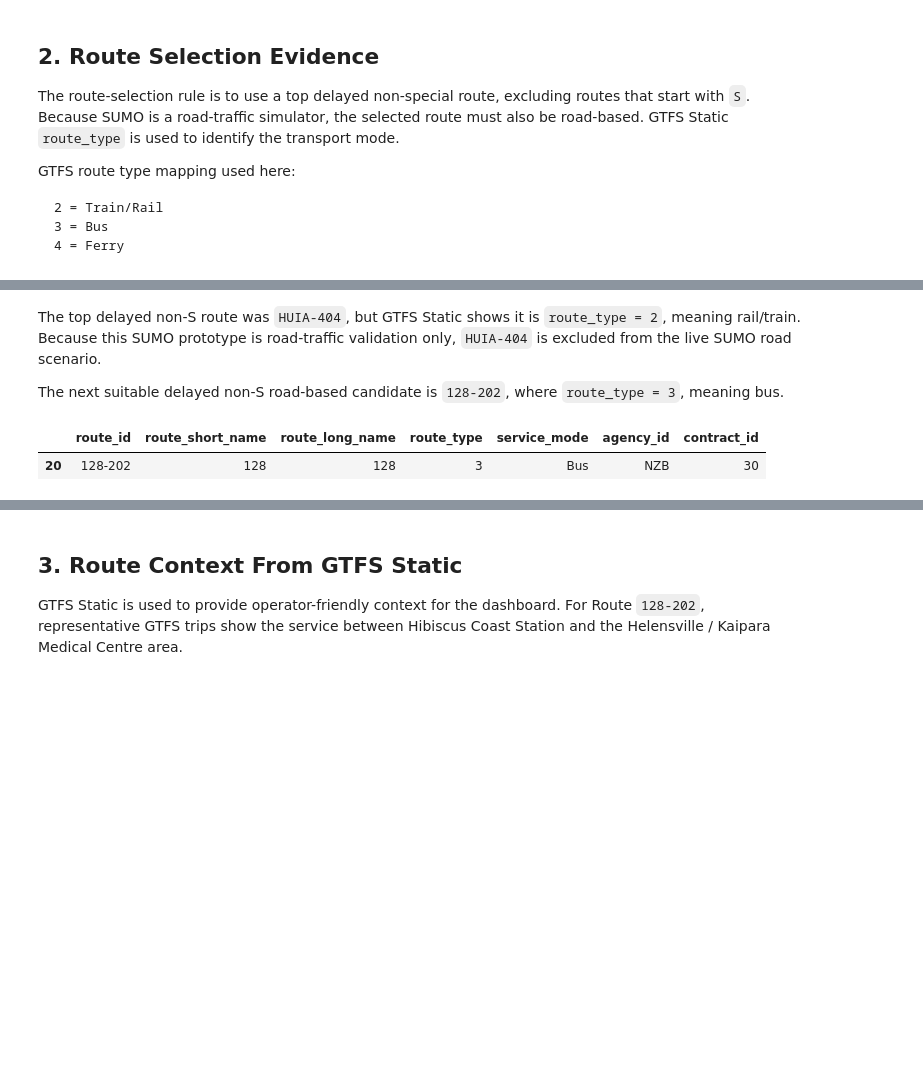
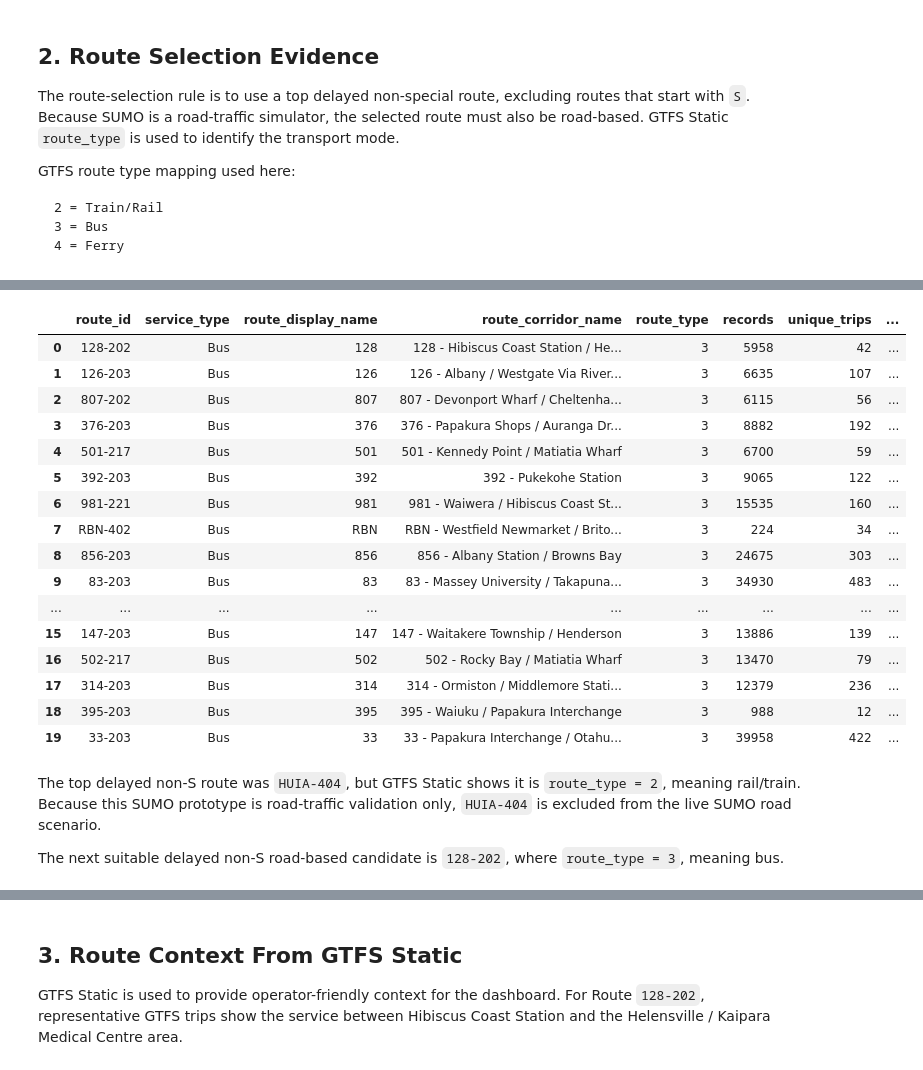
Before and after one commit to markokratos0918/ai-dss-auckland-public-transport, a Jupyter notebook: notebooks/10_sumo_minimal_prototype.ipynb, the cells around one changed output, grey strips where cells are left out. Drawn from its saved outputs; the diff is of its cells as text; code cells hidden in the pictures; blank space fills up the shorter version.

Commit message:
Rerun SUMO scenario validation on final dataset

```diff
--- a/notebooks/10_sumo_minimal_prototype.ipynb
+++ b/notebooks/10_sumo_minimal_prototype.ipynb
@@ -108,15 +87,63 @@ candidates
+# %%
+model_baseline_parquet_path = DATA_PROCESSED / "parquet" / "decision_engine_model_baseline.parquet"
+duckdb_path = DATA_PROCESSED / "duckdb" / "gtfs_realtime.duckdb"
+routes_path = PROJECT_ROOT / "data" / "raw" / "gtfs_static" / "routes.txt"
+
+routes = pd.read_csv(routes_path)
+con = duckdb.connect(str(duckdb_path), read_only=True)
+final_dataset_source = "DuckDB view: decision_engine_model_baseline"
+
+top_bus_routes = con.execute("""
+with route_stats as (
+  select
+    route_id,
+    any_value(service_type) as service_type,
+    any_value(route_display_name) as route_display_name,
+    any_value(route_corridor_name) as route_corridor_name,
+    any_value(route_type) as route_type,
+    count(*) as records,
+    count(distinct trip_id) as unique_trips,
+    round(avg(delay_minutes), 2) as avg_delay_min,
+    round(avg(abs(delay_minutes)), 2) as avg_abs_delay_min,
+    round(max(delay_minutes), 2) as max_delay_min,
+    sum(case when delay_risk = 'Severe' then 1 else 0 end) as severe_records,
+    sum(case when delay_risk = 'High' then 1 else 0 end) as high_records,
+    sum(case when recommended_action = 'Deploy standby bus or supervisor review' then 1 else 0 end) as standby_records,
+    min(collection_date) as first_date,
+    max(collection_date) as last_date
+  from decision_engine_model_baseline
+  where coalesce(is_special_route, false) = false
+    and route_type = 3
+    and not starts_with(route_id, 'S')
+  group by route_id
+)
+select *
+from route_stats
+where records >= 100
+order by avg_delay_min desc, severe_records desc, records desc
+limit 20
+""").fetchdf()
+
+top_bus_routes
+# %% [output]
+|  | route_id | service_type | route_display_name | route_corridor_name | route_type | records | unique_trips | ... |
+| 0 | 128-202 | Bus | 128 | 128 - Hibiscus Coast Station / He... | 3 | 5958 | 42 | ... |
+| 1 | 126-203 | Bus | 126 | 126 - Albany / Westgate Via River... | 3 | 6635 | 107 | ... |
+| 2 | 807-202 | Bus | 807 | 807 - Devonport Wharf / Cheltenha... | 3 | 6115 | 56 | ... |
+| 3 | 376-203 | Bus | 376 | 376 - Papakura Shops / Auranga Dr... | 3 | 8882 | 192 | ... |
+| 4 | 501-217 | Bus | 501 | 501 - Kennedy Point / Matiatia Wharf | 3 | 6700 | 59 | ... |
+| 5 | 392-203 | Bus | 392 | 392 - Pukekohe Station | 3 | 9065 | 122 | ... |
+| 6 | 981-221 | Bus | 981 | 981 - Waiwera / Hibiscus Coast St... | 3 | 15535 | 160 | ... |
+| 7 | RBN-402 | Bus | RBN | RBN - Westfield Newmarket / Brito... | 3 | 224 | 34 | ... |
+| 8 | 856-203 | Bus | 856 | 856 - Albany Station / Browns Bay | 3 | 24675 | 303 | ... |
+| 9 | 83-203 | Bus | 83 | 83 - Massey University / Takapuna... | 3 | 34930 | 483 | ... |
+| ... | ... | ... | ... | ... | ... | ... | ... | ... |
+| 15 | 147-203 | Bus | 147 | 147 - Waitakere Township / Henderson | 3 | 13886 | 139 | ... |
+| 16 | 502-217 | Bus | 502 | 502 - Rocky Bay / Matiatia Wharf | 3 | 13470 | 79 | ... |
+| 17 | 314-203 | Bus | 314 | 314 - Ormiston / Middlemore Stati... | 3 | 12379 | 236 | ... |
+| 18 | 395-203 | Bus | 395 | 395 - Waiuku / Papakura Interchange | 3 | 988 | 12 | ... |
+| 19 | 33-203 | Bus | 33 | 33 - Papakura Interchange / Otahu... | 3 | 39958 | 422 | ... |
 # %% [markdown]
 The top delayed non-S route was `HUIA-404`, but GTFS Static shows it is `route_type = 2`, meaning rail/train. Because this SUMO prototype is road-traffic validation only, `HUIA-404` is excluded from the live SUMO road scenario.
 
 The next suitable delayed non-S road-based candidate is `128-202`, where `route_type = 3`, meaning bus.
-# %%
-selected_route = "128-202"
-evidence_date = "2026-05-20"
-mode_map = {2: "Train/Rail", 3: "Bus", 4: "Ferry"}
-
-selected_route_static = routes[routes["route_id"] == selected_route].copy()
-selected_route_static["service_mode"] = selected_route_static["route_type"].map(mode_map).fillna("Other")
-selected_route_static[["route_id", "route_short_name", "route_long_name", "route_type", "service_mode", "agency_id", "contract_id"]]
-# %% [output]
-|  | route_id | route_short_name | route_long_name | route_type | service_mode | agency_id | contract_id |
-| 20 | 128-202 | 128 | 128 | 3 | Bus | NZB | 30 |
```
Also changed, not shown: parts of 13 cells of this notebook, 6 other files.
